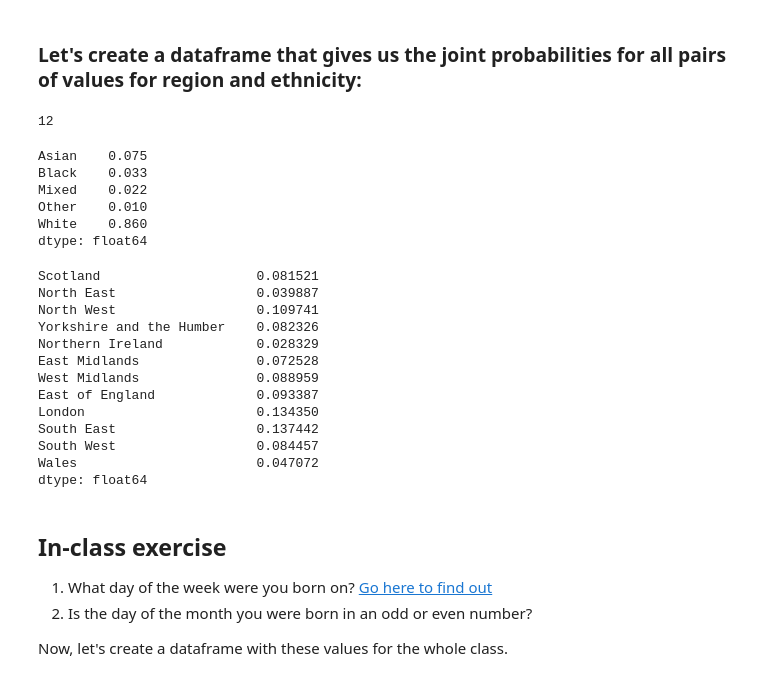
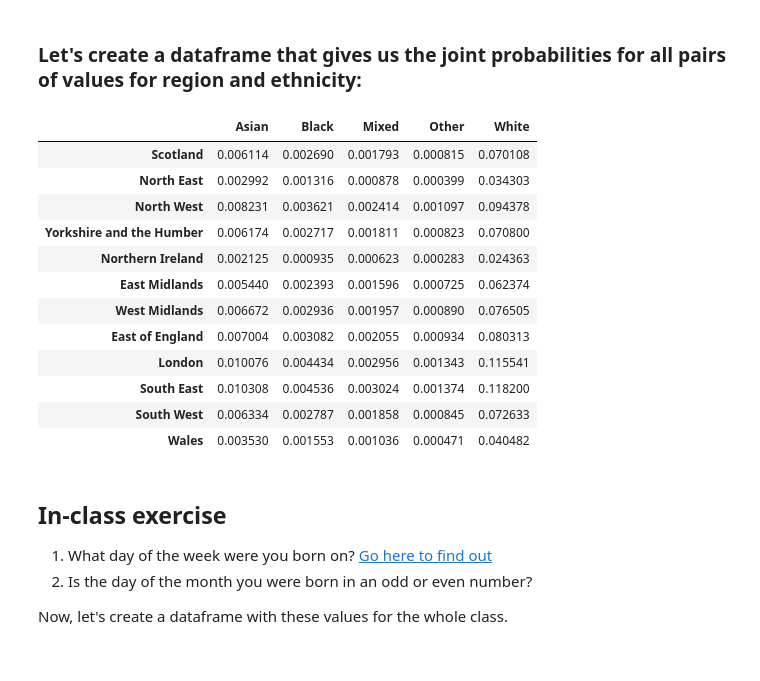
Before and after one commit to texturejc/information_theory_1, a Jupyter notebook: Information_Theory_1.ipynb, the cells around one changed output. Saved outputs shown, nothing was run; the diff lists cells and outputs as text; code cells hidden in the pictures.

```diff
--- a/Information_Theory_1.ipynb
+++ b/Information_Theory_1.ipynb
@@ -144,34 +163,21 @@ for i in range(len(UK_regions.keys())):
 
 joint_distribution = pd.DataFrame(table, columns = UK_ethnicity.keys(), index = UK_regions.keys())
 # %%
-len(joint_distribution)
+joint_distribution
 # %% [output]
-12
+|  | Asian | Black | Mixed | Other | White |
+| Scotland | 0.006114 | 0.002690 | 0.001793 | 0.000815 | 0.070108 |
+| North East | 0.002992 | 0.001316 | 0.000878 | 0.000399 | 0.034303 |
+| North West | 0.008231 | 0.003621 | 0.002414 | 0.001097 | 0.094378 |
+| Yorkshire and the Humber | 0.006174 | 0.002717 | 0.001811 | 0.000823 | 0.070800 |
+| Northern Ireland | 0.002125 | 0.000935 | 0.000623 | 0.000283 | 0.024363 |
+| East Midlands | 0.005440 | 0.002393 | 0.001596 | 0.000725 | 0.062374 |
+| West Midlands | 0.006672 | 0.002936 | 0.001957 | 0.000890 | 0.076505 |
+| East of England | 0.007004 | 0.003082 | 0.002055 | 0.000934 | 0.080313 |
+| London | 0.010076 | 0.004434 | 0.002956 | 0.001343 | 0.115541 |
+| South East | 0.010308 | 0.004536 | 0.003024 | 0.001374 | 0.118200 |
+| South West | 0.006334 | 0.002787 | 0.001858 | 0.000845 | 0.072633 |
+| Wales | 0.003530 | 0.001553 | 0.001036 | 0.000471 | 0.040482 |
-# %%
-joint_distribution.sum()
-# %% [output]
-Asian    0.075
-Black    0.033
-Mixed    0.022
-Other    0.010
-White    0.860
-dtype: float64
-# %%
-joint_distribution.sum(axis = 1)
-# %% [output]
-Scotland                    0.081521
-North East                  0.039887
-North West                  0.109741
-Yorkshire and the Humber    0.082326
-Northern Ireland            0.028329
-East Midlands               0.072528
-West Midlands               0.088959
-East of England             0.093387
-London                      0.134350
-South East                  0.137442
-South West                  0.084457
-Wales                       0.047072
-dtype: float64
 # %% [markdown]
 ## In-class exercise
 
```
Also changed, not shown: parts of 27 cells of this notebook, 3 other files.
